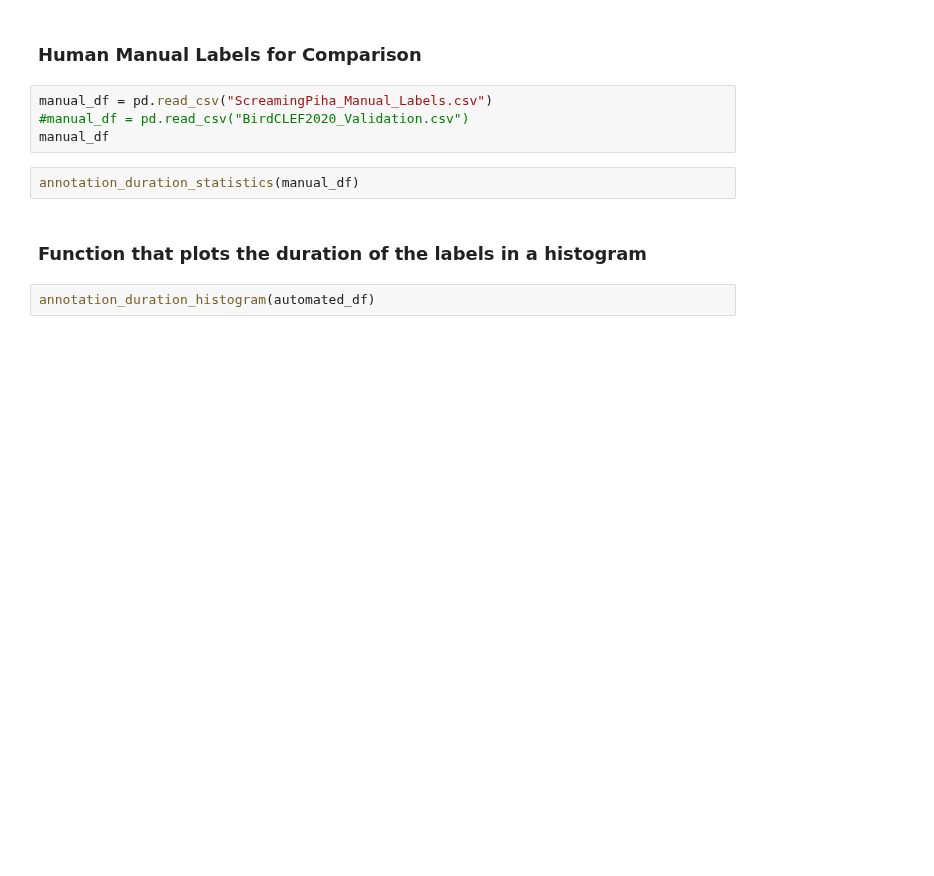
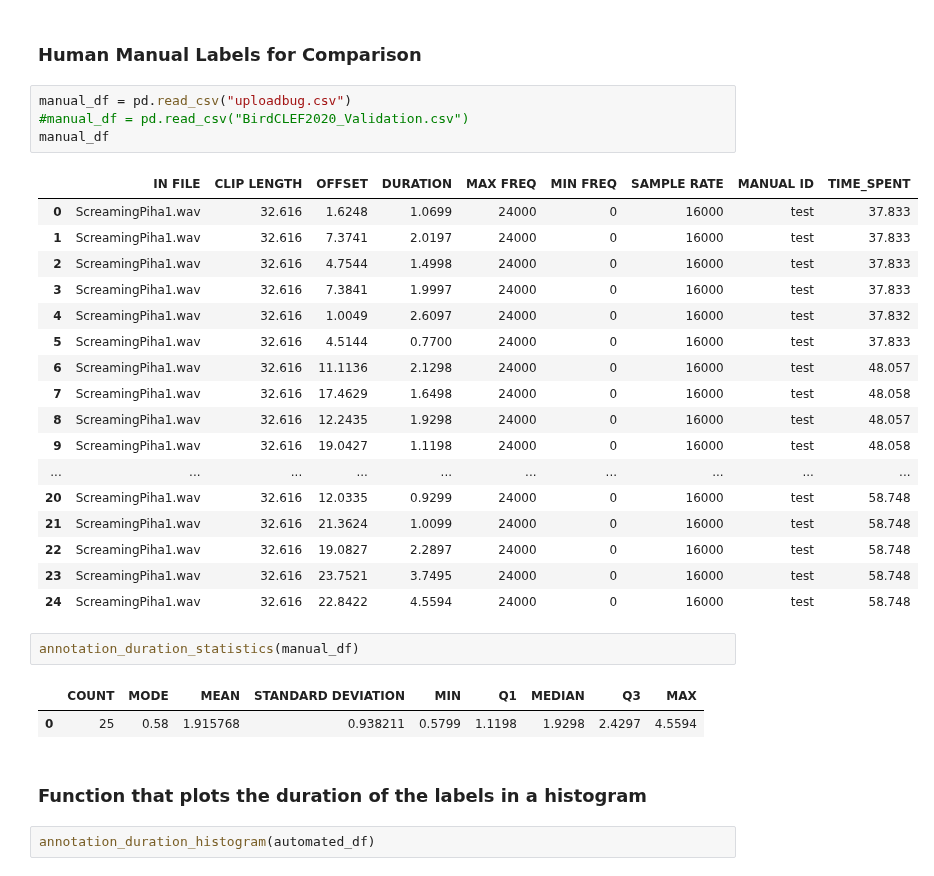
Before and after one commit to UCSD-E4E/PyHa, a Jupyter notebook: PyHa_Tutorial.ipynb, the cells around one changed output. Saved outputs shown, nothing was run; the diff lists cells and outputs as text; blank space fills up the shorter version.

```diff
--- a/PyHa_Tutorial.ipynb
+++ b/PyHa_Tutorial.ipynb
@@ -45,11 +66,32 @@ annotation_duration_statistics(automated_df)
 # %% [markdown]
 ### Human Manual Labels for Comparison
 # %%
-manual_df = pd.read_csv("ScreamingPiha_Manual_Labels.csv")
+manual_df = pd.read_csv("uploadbug.csv")
 #manual_df = pd.read_csv("BirdCLEF2020_Validation.csv")
 manual_df
+# %% [output]
+|  | IN FILE | CLIP LENGTH | OFFSET | DURATION | MAX FREQ | MIN FREQ | SAMPLE RATE | MANUAL ID | TIME_SPENT |
+| 0 | ScreamingPiha1.wav | 32.616 | 1.6248 | 1.0699 | 24000 | 0 | 16000 | test | 37.833 |
+| 1 | ScreamingPiha1.wav | 32.616 | 7.3741 | 2.0197 | 24000 | 0 | 16000 | test | 37.833 |
+| 2 | ScreamingPiha1.wav | 32.616 | 4.7544 | 1.4998 | 24000 | 0 | 16000 | test | 37.833 |
+| 3 | ScreamingPiha1.wav | 32.616 | 7.3841 | 1.9997 | 24000 | 0 | 16000 | test | 37.833 |
+| 4 | ScreamingPiha1.wav | 32.616 | 1.0049 | 2.6097 | 24000 | 0 | 16000 | test | 37.832 |
+| 5 | ScreamingPiha1.wav | 32.616 | 4.5144 | 0.7700 | 24000 | 0 | 16000 | test | 37.833 |
+| 6 | ScreamingPiha1.wav | 32.616 | 11.1136 | 2.1298 | 24000 | 0 | 16000 | test | 48.057 |
+| 7 | ScreamingPiha1.wav | 32.616 | 17.4629 | 1.6498 | 24000 | 0 | 16000 | test | 48.058 |
+| 8 | ScreamingPiha1.wav | 32.616 | 12.2435 | 1.9298 | 24000 | 0 | 16000 | test | 48.057 |
+| 9 | ScreamingPiha1.wav | 32.616 | 19.0427 | 1.1198 | 24000 | 0 | 16000 | test | 48.058 |
+| ... | ... | ... | ... | ... | ... | ... | ... | ... | ... |
+| 20 | ScreamingPiha1.wav | 32.616 | 12.0335 | 0.9299 | 24000 | 0 | 16000 | test | 58.748 |
+| 21 | ScreamingPiha1.wav | 32.616 | 21.3624 | 1.0099 | 24000 | 0 | 16000 | test | 58.748 |
+| 22 | ScreamingPiha1.wav | 32.616 | 19.0827 | 2.2897 | 24000 | 0 | 16000 | test | 58.748 |
+| 23 | ScreamingPiha1.wav | 32.616 | 23.7521 | 3.7495 | 24000 | 0 | 16000 | test | 58.748 |
+| 24 | ScreamingPiha1.wav | 32.616 | 22.8422 | 4.5594 | 24000 | 0 | 16000 | test | 58.748 |
 # %%
 annotation_duration_statistics(manual_df)
+# %% [output]
+|  | COUNT | MODE | MEAN | STANDARD DEVIATION | MIN | Q1 | MEDIAN | Q3 | MAX |
+| 0 | 25 | 0.58 | 1.915768 | 0.938211 | 0.5799 | 1.1198 | 1.9298 | 2.4297 | 4.5594 |
 # %% [markdown]
 ### Function that plots the duration of the labels in a histogram
 # %%
```
Also changed, not shown: parts of 7 cells of this notebook, 1 other file.
